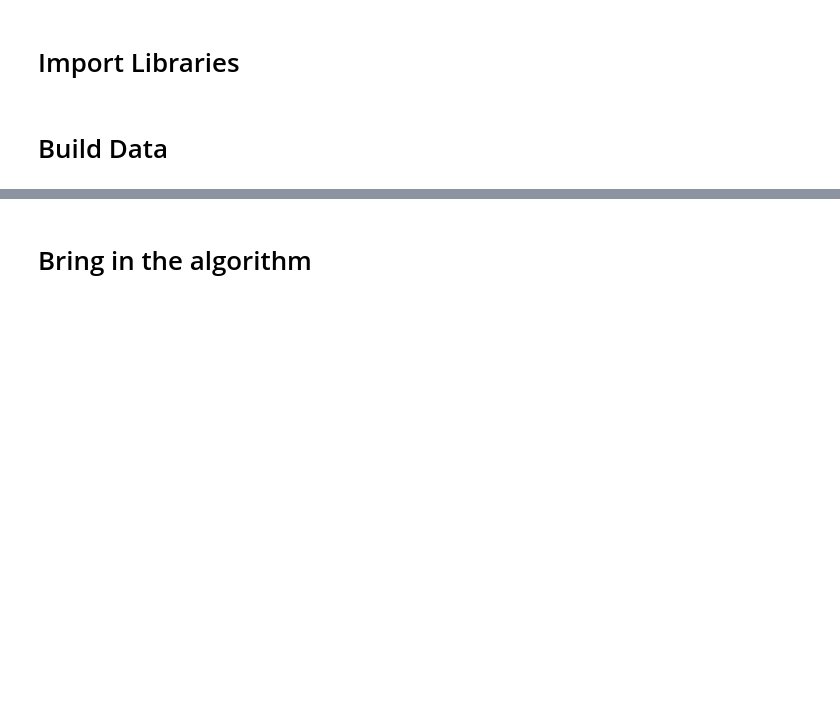
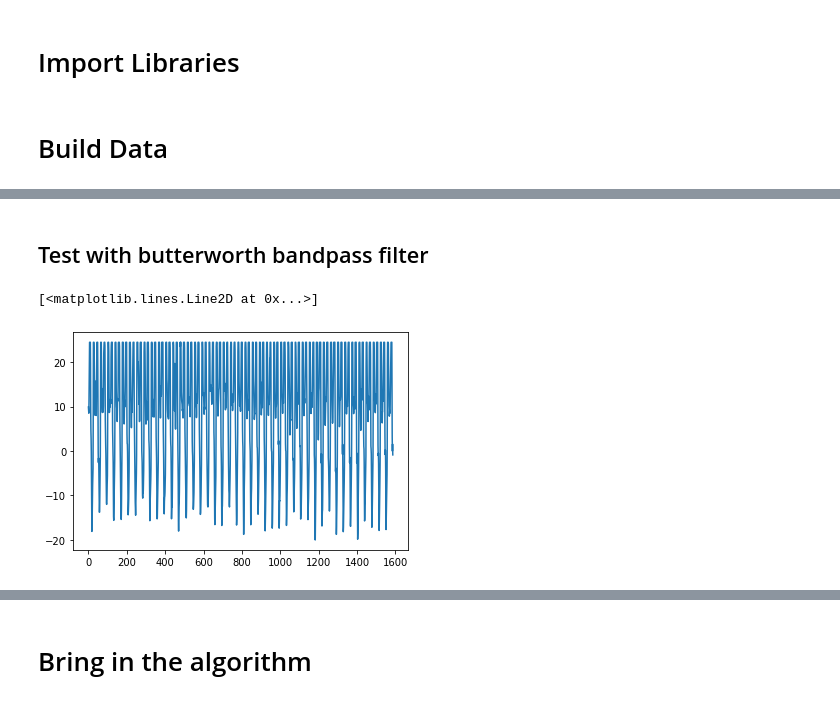
Before and after one commit to rdverse/deepHAItune, a Jupyter notebook: Machine Learning/ML_notebook.ipynb, the cells around one changed output, grey strips where cells are left out. Drawn from its saved outputs; the diff is of its cells as text; code cells hidden in the pictures; blank space fills up the shorter version.

```diff
--- a/Machine Learning/ML_notebook.ipynb
+++ b/Machine Learning/ML_notebook.ipynb
@@ -19,0 +112,11 @@ dataBuilder = DataBuilder()
+# %% [markdown]
+## Test with butterworth bandpass filter
+# %%
+import pandas as pd
+
+df = pd.read_csv('Cardio_Data/Cleaned_data_full/Abhijit/6.0.csv')
+res = df['Accel_LN_X_CAL']
+plt.plot(df.index, res)
+# %% [output]
+[<matplotlib.lines.Line2D at 0x...>]
+[figure, added]
```
Also changed, not shown: parts of 37 cells of this notebook, 26 other files.
